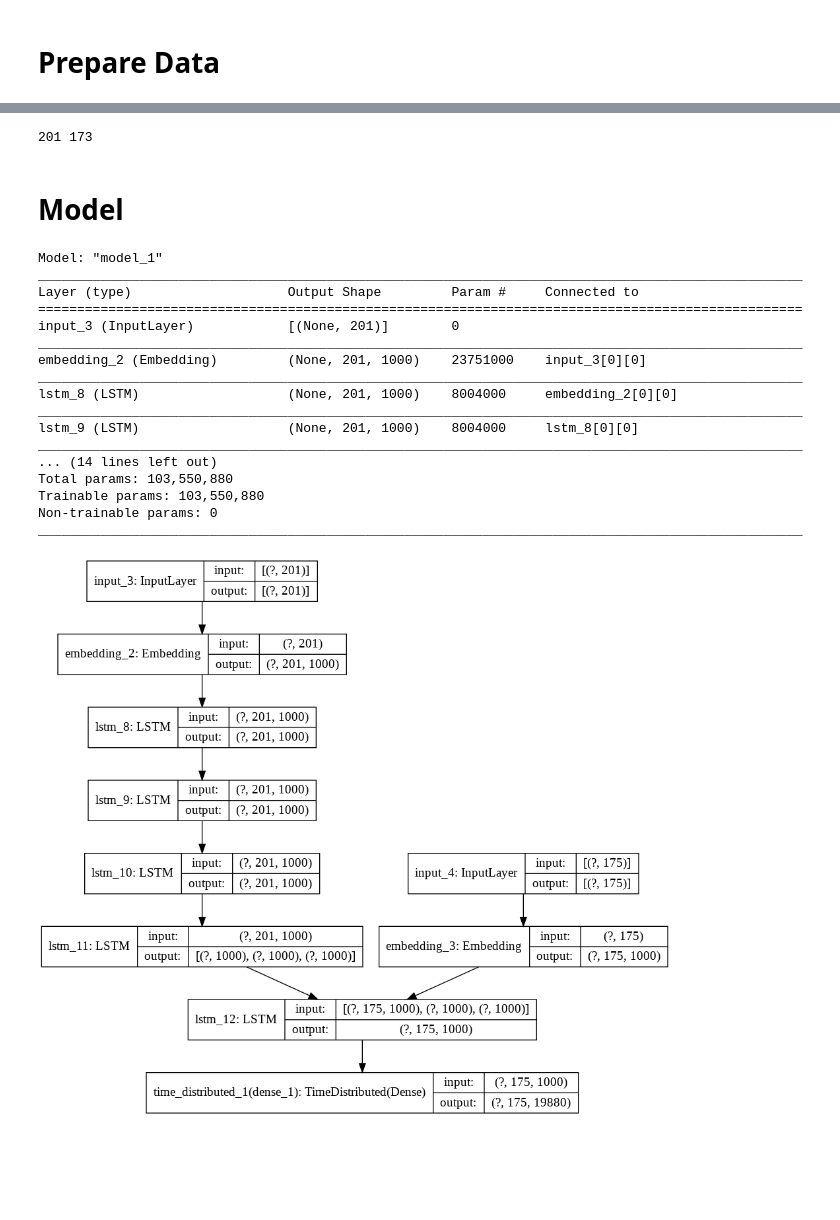
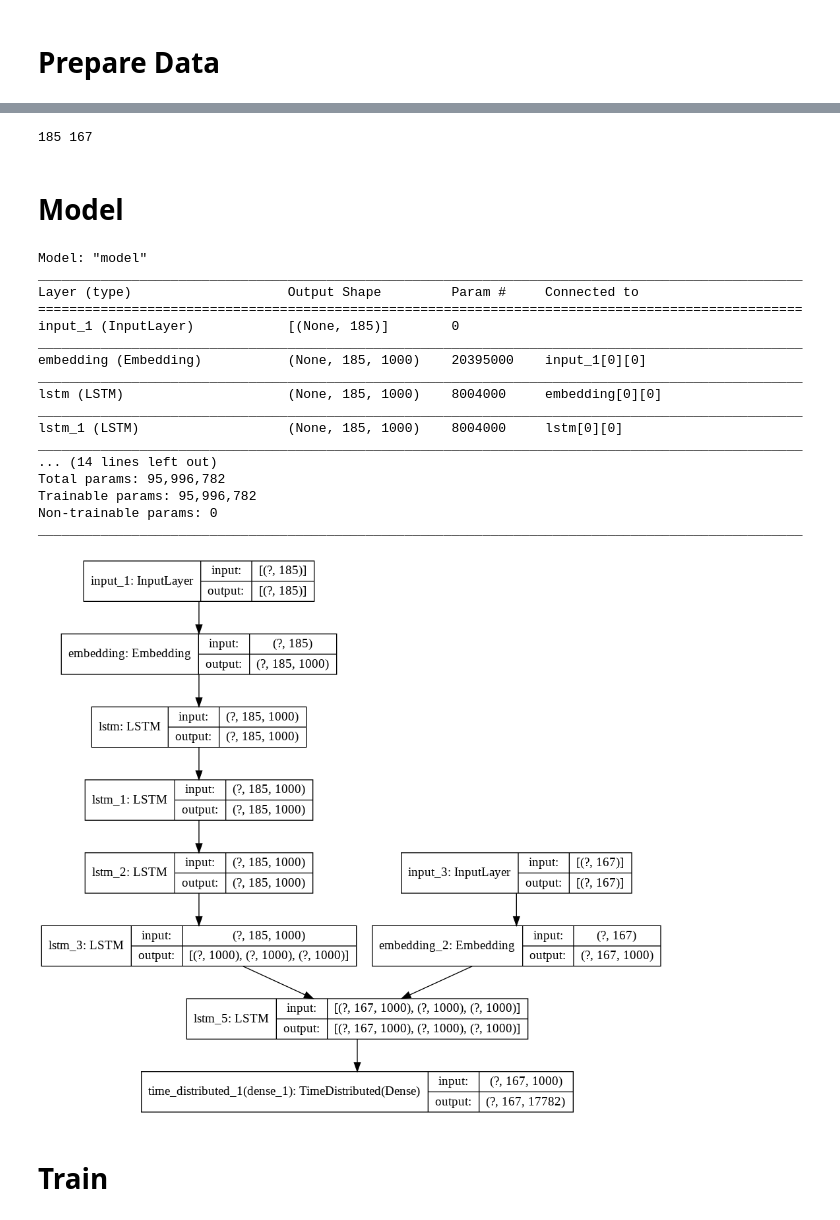
Before and after one commit to Aheli15/NMT, a Jupyter notebook: Machine_Translation_with_Seq2Seq.ipynb, the cells around one changed output, grey strips where cells are left out. Saved outputs shown, nothing was run; the diff lists cells and outputs as text; code cells hidden in the pictures; blank space fills up the shorter version.

Commit message:
changes to model format

```diff
--- a/Machine_Translation_with_Seq2Seq.ipynb
+++ b/Machine_Translation_with_Seq2Seq.ipynb
@@ -98,0 +110,3 @@ print(len(input_tensor_train), len(target_tensor_train), len(input_tensor_val),
+# %%
+enc_inp_train, enc_inp_test, dec_inp_train, _, dec_op_train, dec_op_test = train_test_split(enc_input, dec_input, dec_target, test_size=0.3)
+print(len(enc_inp_train), len(enc_inp_test), len(dec_inp_train), len(dec_op_train), len(dec_op_test))
@@ -116,55 +132,59 @@ example_input_batch.shape, example_target_batch.shape
 def max_length(tensor):
   return max(len(t) for t in tensor)
 # %%
-inp_max_len, tar_max_len = max_length(input_tensor_train), max_length(target_tensor_train)
+inp_max_len, tar_max_len = max_length(enc_inp_train), max_length(dec_inp_train)
 print(inp_max_len, tar_max_len)
 # %% [output]
-201 173
+185 167
 # %% [markdown]
 # Model
 # %%
-def seq2seq_model():
-    enc_inp = tf.keras.Input((inp_max_len))
-    inp_emb = tf.keras.layers.Embedding(vocab_inp_size, embedding_dim, mask_zero=True)(enc_inp)
-    enc_lstm_1 = tf.keras.layers.LSTM(units, return_sequences=True)(inp_emb)
-    enc_lstm_2 = tf.keras.layers.LSTM(units, return_sequences=True)(enc_lstm_1)
-    enc_lstm_3 = tf.keras.layers.LSTM(units, return_sequences=True)(enc_lstm_2)
-    enc_op, state_h, state_c = tf.keras.layers.LSTM(units, return_state=True)(enc_lstm_3)
+# encoder
 
-    dec_inp = tf.keras.Input((tar_max_len))
-    tar_emb = tf.keras.layers.Embedding(vocab_tar_size, embedding_dim, mask_zero=True)(dec_inp)
-    #dec_lstm1 = tf.keras.layers.LSTM(units, activation='softmax', return_sequences=True)(tar_emb, initial_state=[state_h, state_c])
-    #dec_lstm2 = tf.keras.layers.LSTM(units, activation='softmax', return_sequences=True)(dec_lstm1)
-    #dec_lstm3 = tf.keras.layers.LSTM(units, activation='softmax', return_sequences=True)(dec_lstm2)
-    dec_op = tf.keras.layers.LSTM(units, activation='softmax', return_sequences=True)(tar_emb, initial_state=[state_h, state_c])
+enc_inp = tf.keras.Input((inp_max_len))
+inp_emb = tf.keras.layers.Embedding(vocab_inp_size, embedding_dim, mask_zero=True)(enc_inp)
 
-    outputs = tf.keras.layers.TimeDistributed(tf.keras.layers.Dense(vocab_tar_size, activation='softmax'))(dec_op)
+enc_lstm_1 = tf.keras.layers.LSTM(units, return_sequences=True)(inp_emb)
+enc_lstm_2 = tf.keras.layers.LSTM(units, return_sequences=True)(enc_lstm_1)
+enc_lstm_3 = tf.keras.layers.LSTM(units, return_sequences=True)(enc_lstm_2)
 
-    model = tf.keras.Model([enc_inp, dec_inp], outputs)
-    return model
+enc_op, state_h, state_c = tf.keras.layers.LSTM(units, return_state=True)(enc_lstm_3)
+encoder_states = [state_h, state_c]
+# %%
+# decoder
+
+dec_lstm = tf.keras.layers.LSTM(units, activation='softmax', return_sequences=True, return_state=True)
+dec_dense = tf.keras.layers.TimeDistributed(tf.keras.layers.Dense(vocab_tar_size, activation='softmax'))
+
+dec_inp = tf.keras.Input((tar_max_len))
+tar_emb = tf.keras.layers.Embedding(vocab_tar_size, embedding_dim, mask_zero=True)(dec_inp)
+dec_op, _, _ = dec_lstm(tar_emb, initial_state=encoder_states)
+outputs = dec_dense(dec_op)
 # %%
-seq2seq = seq2seq_model()
+seq2seq = tf.keras.Model([enc_inp, dec_inp], outputs)
 seq2seq.summary()
 tf.keras.utils.plot_model(seq2seq, to_file='seq2seq_plot.png', show_shapes=True, show_layer_names=True)
 # %% [output]
-Model: "model_1"
+Model: "model"
 __________________________________________________________________________________________________
 Layer (type)                    Output Shape         Param #     Connected to
 ==================================================================================================
-input_3 (InputLayer)            [(None, 201)]        0
+input_1 (InputLayer)            [(None, 185)]        0
 __________________________________________________________________________________________________
-embedding_2 (Embedding)         (None, 201, 1000)    23751000    input_3[0][0]
+embedding (Embedding)           (None, 185, 1000)    20395000    input_1[0][0]
 __________________________________________________________________________________________________
-lstm_8 (LSTM)                   (None, 201, 1000)    8004000     embedding_2[0][0]
+lstm (LSTM)                     (None, 185, 1000)    8004000     embedding[0][0]
 __________________________________________________________________________________________________
-lstm_9 (LSTM)                   (None, 201, 1000)    8004000     lstm_8[0][0]
+lstm_1 (LSTM)                   (None, 185, 1000)    8004000     lstm[0][0]
 __________________________________________________________________________________________________
 ... (14 lines left out)
-Total params: 103,550,880
-Trainable params: 103,550,880
+Total params: 95,996,782
+Trainable params: 95,996,782
 Non-trainable params: 0
 __________________________________________________________________________________________________
-[figure, old version]
+[figure, new version]
+# %% [markdown]
+# Train
 # %%
 opt = tf.keras.optimizers.Adam()
 loss = tf.keras.losses.SparseCategoricalCrossentropy(from_logits=True, reduction='none')
```
Also changed, not shown: parts of 17 cells of this notebook.
